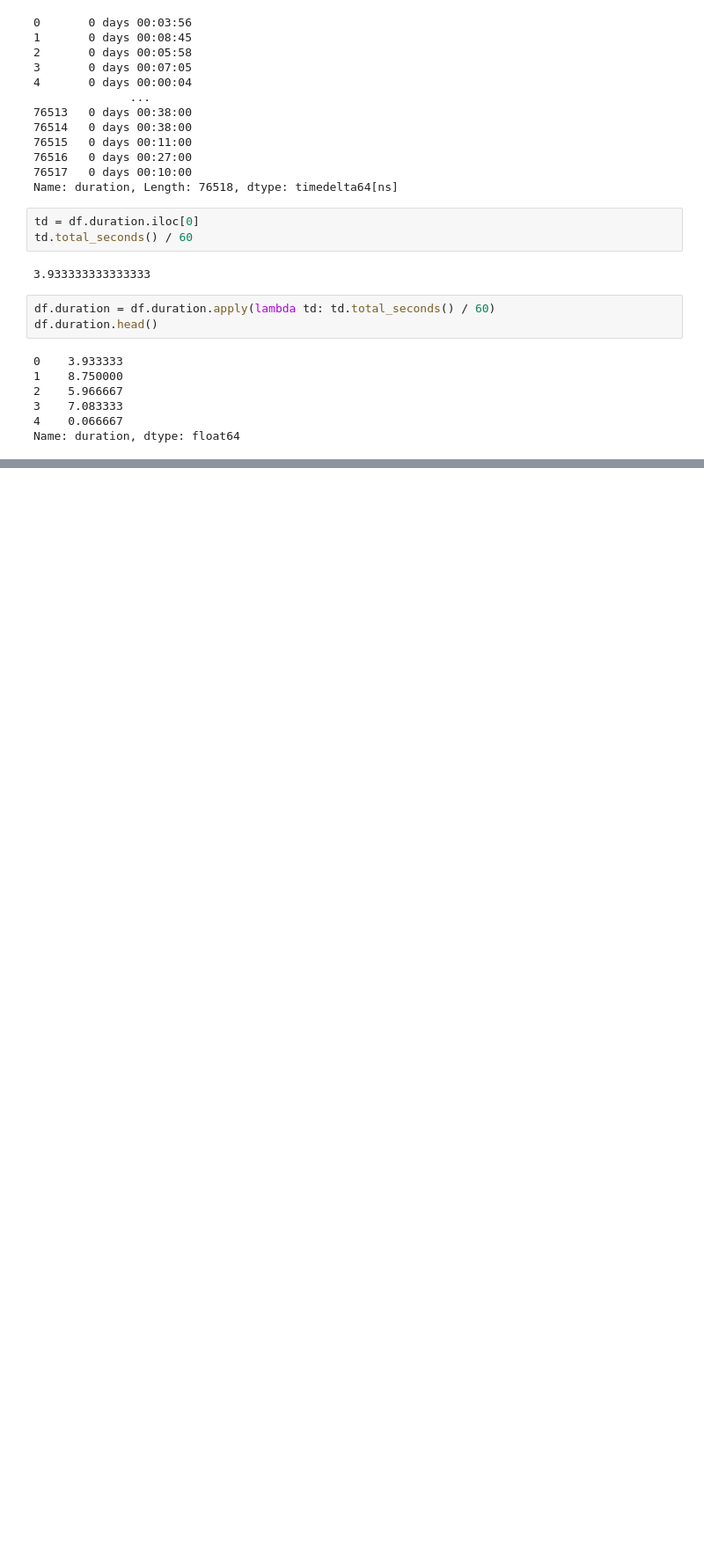
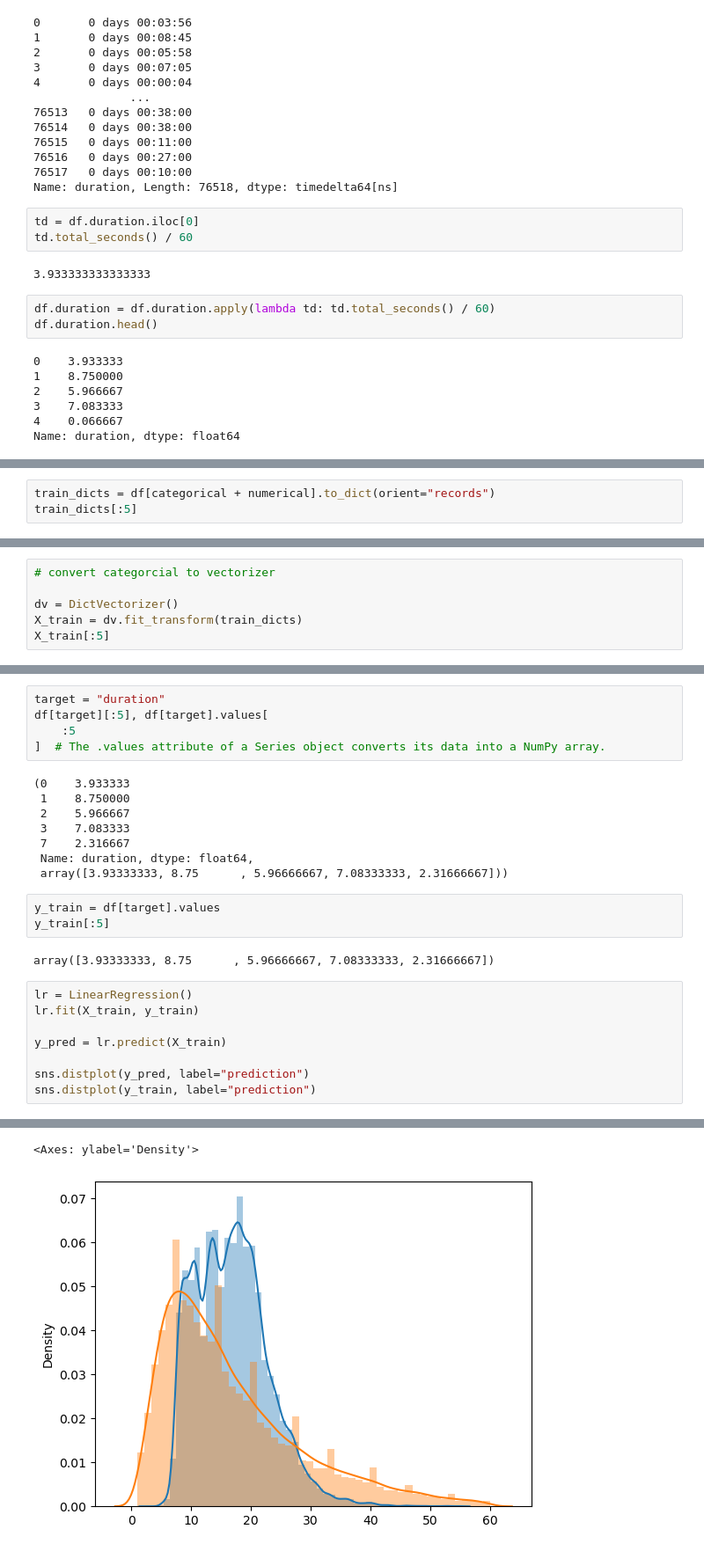
Before and after one commit to mzohaibnasir/mlOps, a Jupyter notebook: duration-prediction.ipynb, the cells around one changed output, grey strips where cells are left out. Shown: that part at 88% size. Cells and saved outputs as stored; diff of their text form; blank space fills up the shorter version.

```diff
--- a/duration-prediction.ipynb
+++ b/duration-prediction.ipynb
@@ -139,0 +173,3 @@ df[(df.duration >= 1) & (df.duration <= 60)]
+# %%
+train_dicts = df[categorical + numerical].to_dict(orient="records")
+train_dicts[:5]
@@ -139,0 +182,6 @@ df[(df.duration >= 1) & (df.duration <= 60)]
+# %%
+# convert categorcial to vectorizer
+
+dv = DictVectorizer()
+X_train = dv.fit_transform(train_dicts)
+X_train[:5]
@@ -139,0 +211,27 @@ df[(df.duration >= 1) & (df.duration <= 60)]
+# %%
+target = "duration"
+df[target][:5], df[target].values[
+    :5
+]  # The .values attribute of a Series object converts its data into a NumPy array.
+# %% [output]
+(0    3.933333
+ 1    8.750000
+ 2    5.966667
+ 3    7.083333
+ 7    2.316667
+ Name: duration, dtype: float64,
+ array([3.93333333, 8.75      , 5.96666667, 7.08333333, 2.31666667]))
+# %%
+y_train = df[target].values
+y_train[:5]
+# %% [output]
+array([3.93333333, 8.75      , 5.96666667, 7.08333333, 2.31666667])
+# %%
+lr = LinearRegression()
+lr.fit(X_train, y_train)
+
+y_pred = lr.predict(X_train)
+
+sns.distplot(y_pred, label="prediction")
+sns.distplot(y_train, label="prediction")
+# %% [output]
@@ -139,0 +257,2 @@ df[(df.duration >= 1) & (df.duration <= 60)]
+<Axes: ylabel='Density'>
+[figure, added]
```
Also changed, not shown: parts of 20 cells of this notebook.
